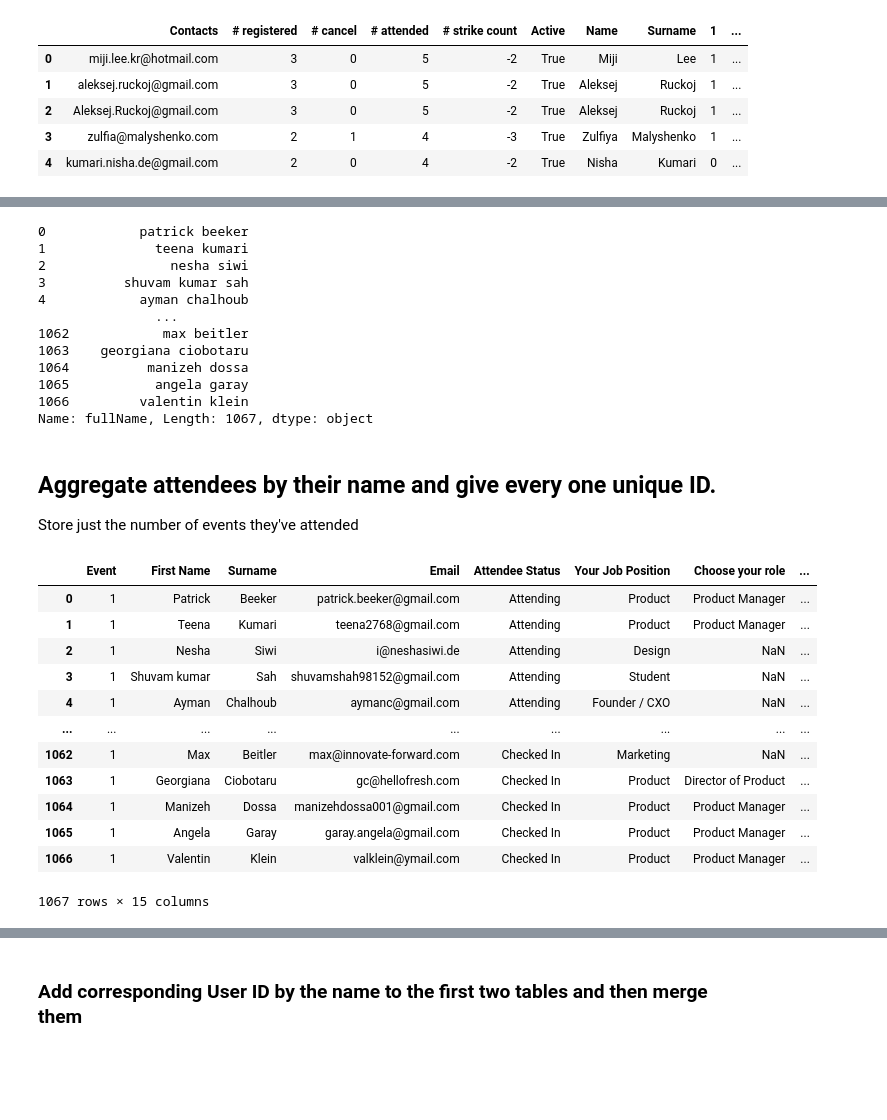
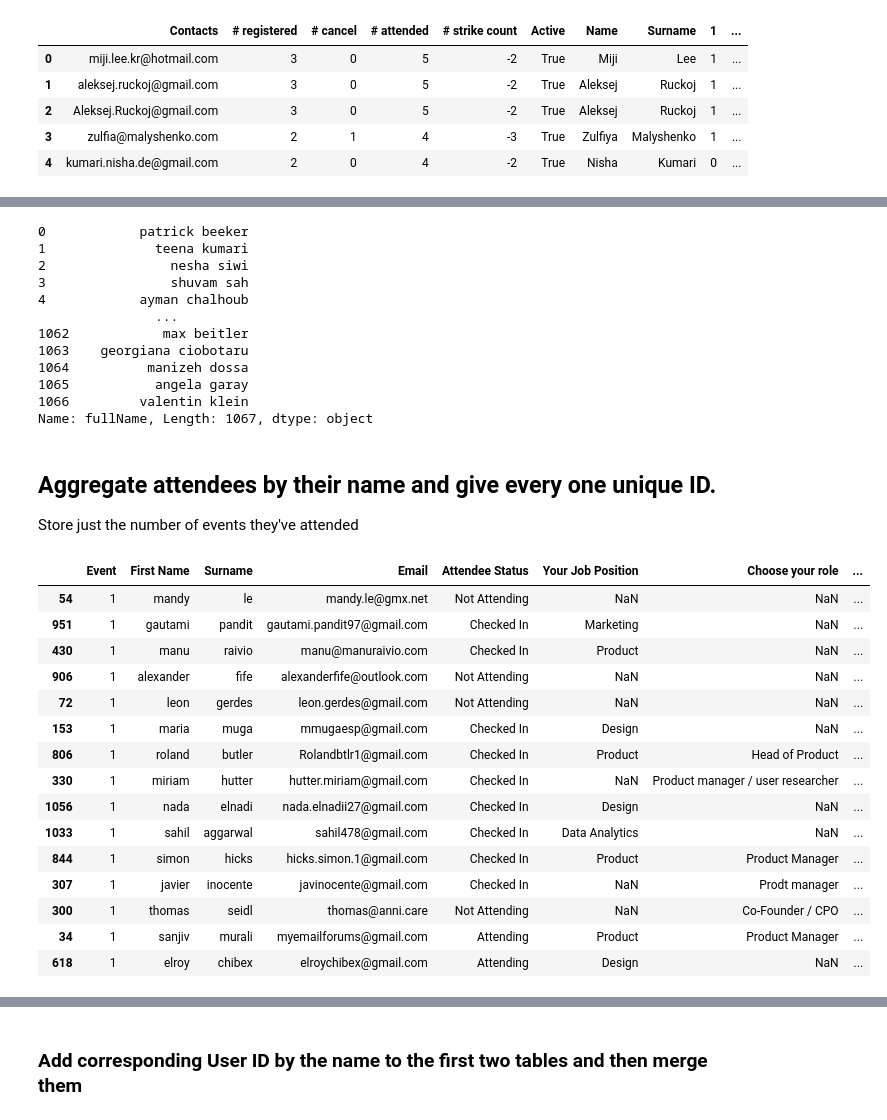
Before and after one commit to Shubhi-Varshney/data_bpm, a Jupyter notebook: notebooks/yulia_bpm_explore.ipynb, the cells around one changed output, grey strips where cells are left out. Saved outputs shown, nothing was run; the diff lists cells and outputs as text; code cells hidden in the pictures; blank space fills up the shorter version.

Commit message:
Notebook MVP data cleaning

```diff
--- a/notebooks/yulia_bpm_explore.ipynb
+++ b/notebooks/yulia_bpm_explore.ipynb
@@ -107,0 +120,29 @@ memory usage: 149.4+ KB
+# %%
+import unicodedata
+
+def process_name(name):
+
+    # replace NaN with an empty string
+    if pd.isna(name):
+        return ''
+    # strip dots and spaces and get only the longest/first word
+    words = name.lower().strip(" .").split()
+
+    # Initialize variables to keep track of the longest word
+    longest_word = ''
+    longest_length = 0
+
+    # Iterate through each word
+    for word in words:
+        # If the current word is longer than the longest word found so far, or if it's equal in length but appears earlier
+        if len(word) > longest_length or (len(word) == longest_length and words.index(word) < words.index(longest_word)):
+            longest_word = word
+            longest_length = len(word)
+
+    # Normalize the string to decomposed Unicode form
+    normalized_s = unicodedata.normalize('NFD', longest_word)
+
+    # Remove non-spacing marks (special characters)
+    stripped_s = ''.join(c for c in normalized_s if unicodedata.category(c) != 'Mn')
+
+    return stripped_s
@@ -125,14 +170,17 @@ data_scraped.fullName
 502          abhishek khatri
 503             ramin amirov
 Name: fullName, Length: 504, dtype: object
+# %%
+data_events_ppl["First Name"] = data_events_ppl["First Name"].apply(process_name)
+data_events_ppl["Surname"] = data_events_ppl["Surname"].apply(process_name)
 # %%
-data_events_ppl["fullName"] = data_events_ppl["First Name"].str.lower().str.strip() + ' ' + data_events_ppl["Surname"].str.lower().str.strip()
+data_events_ppl["fullName"] = data_events_ppl["First Name"] + ' ' + data_events_ppl["Surname"]
 data_events_ppl.fullName
 # %% [output]
 0            patrick beeker
 1              teena kumari
 2                nesha siwi
-3          shuvam kumar sah
+3                shuvam sah
 4            ayman chalhoub
                ...
 1062            max beitler
@@ -147,21 +195,24 @@ Store just the number of events they've attended
 # %%
 data_events_ppl.Event = data_events_ppl.Event.apply(lambda x: 0 if x == 0 else 1)
 # %%
-data_events_ppl
+data_events_ppl.sample(15)
 # %% [output]
 |  | Event | First Name | Surname | Email | Attendee Status | Your Job Position | Choose your role | ... |
-| 0 | 1 | Patrick | Beeker | patrick.beeker@gmail.com | Attending | Product | Product Manager | ... |
-| 1 | 1 | Teena | Kumari | teena2768@gmail.com | Attending | Product | Product Manager | ... |
-| 2 | 1 | Nesha | Siwi | i@neshasiwi.de | Attending | Design | NaN | ... |
-| 3 | 1 | Shuvam kumar | Sah | shuvamshah98152@gmail.com | Attending | Student | NaN | ... |
-| 4 | 1 | Ayman | Chalhoub | aymanc@gmail.com | Attending | Founder / CXO | NaN | ... |
-| ... | ... | ... | ... | ... | ... | ... | ... | ... |
-| 1062 | 1 | Max | Beitler | max@innovate-forward.com | Checked In | Marketing | NaN | ... |
-| 1063 | 1 | Georgiana | Ciobotaru | gc@hellofresh.com | Checked In | Product | Director of Product | ... |
-| 1064 | 1 | Manizeh | Dossa | manizehdossa001@gmail.com | Checked In | Product | Product Manager | ... |
-| 1065 | 1 | Angela | Garay | garay.angela@gmail.com | Checked In | Product | Product Manager | ... |
-| 1066 | 1 | Valentin | Klein | valklein@ymail.com | Checked In | Product | Product Manager | ... |
+| 54 | 1 | mandy | le | mandy.le@gmx.net | Not Attending | NaN | NaN | ... |
+| 951 | 1 | gautami | pandit | gautami.pandit97@gmail.com | Checked In | Marketing | NaN | ... |
+| 430 | 1 | manu | raivio | manu@manuraivio.com | Checked In | Product | NaN | ... |
+| 906 | 1 | alexander | fife | alexanderfife@outlook.com | Not Attending | NaN | NaN | ... |
+| 72 | 1 | leon | gerdes | leon.gerdes@gmail.com | Not Attending | NaN | NaN | ... |
+| 153 | 1 | maria | muga | mmugaesp@gmail.com | Checked In | Design | NaN | ... |
+| 806 | 1 | roland | butler | Rolandbtlr1@gmail.com | Checked In | Product | Head of Product | ... |
+| 330 | 1 | miriam | hutter | hutter.miriam@gmail.com | Checked In | NaN | Product manager / user researcher | ... |
+| 1056 | 1 | nada | elnadi | nada.elnadii27@gmail.com | Checked In | Design | NaN | ... |
+| 1033 | 1 | sahil | aggarwal | sahil478@gmail.com | Checked In | Data Analytics | NaN | ... |
+| 844 | 1 | simon | hicks | hicks.simon.1@gmail.com | Checked In | Product | Product Manager | ... |
+| 307 | 1 | javier | inocente | javinocente@gmail.com | Checked In | NaN | Prodt manager | ... |
+| 300 | 1 | thomas | seidl | thomas@anni.care | Not Attending | NaN | Co-Founder / CPO | ... |
+| 34 | 1 | sanjiv | murali | myemailforums@gmail.com | Attending | Product | Product Manager | ... |
+| 618 | 1 | elroy | chibex | elroychibex@gmail.com | Attending | Design | NaN | ... |
-1067 rows × 15 columns
 # %%
 # Define a custom function to get the first non-null value
 def first_non_null(series):
```
Also changed, not shown: parts of 18 cells of this notebook.
